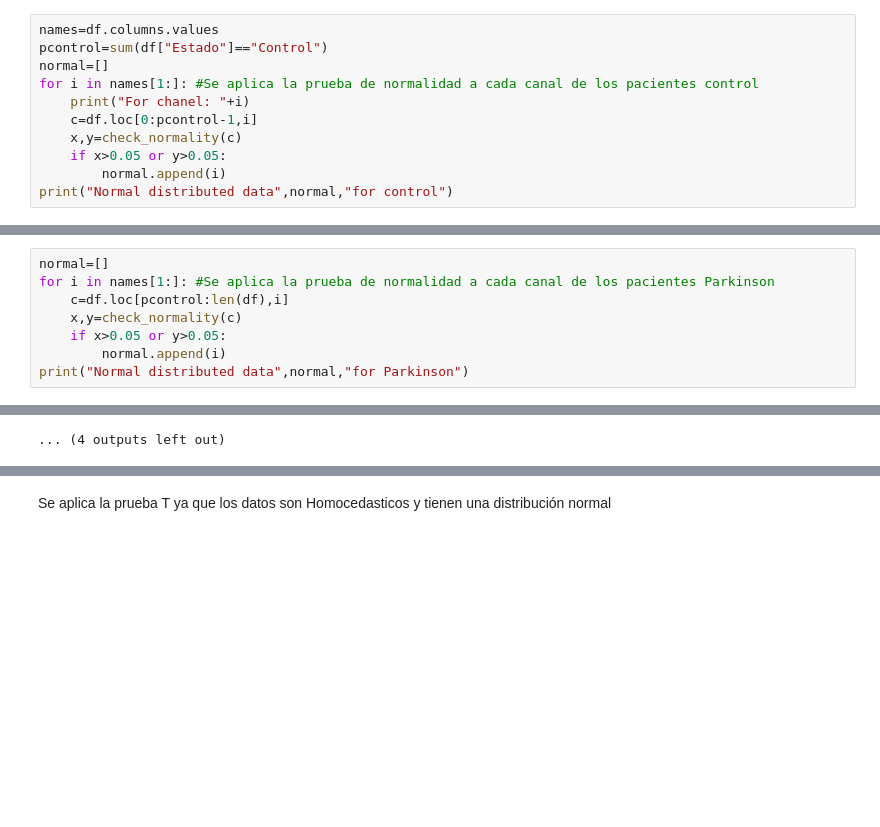
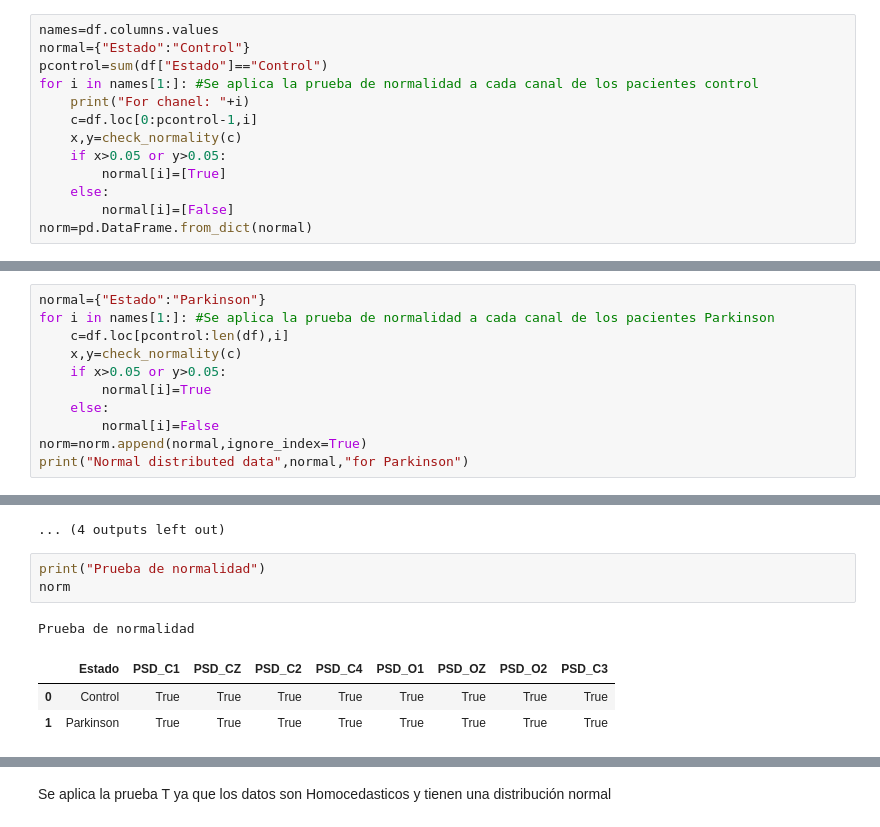
Before and after one commit to Astolfo2332/Parkinson_difference, a Jupyter notebook: Proyecto_1.ipynb, the cells around one changed output, grey strips where cells are left out. Drawn from its saved outputs; the diff is of its cells as text; blank space fills up the shorter version.

```diff
--- a/Proyecto_1.ipynb
+++ b/Proyecto_1.ipynb
@@ -689,15 +698,17 @@ Se vueve a checkear normalidad
 df=pd.concat(dataframes,ignore_index=True)
 # %%
 names=df.columns.values
+normal={"Estado":"Control"}
 pcontrol=sum(df["Estado"]=="Control")
-normal=[]
 for i in names[1:]: #Se aplica la prueba de normalidad a cada canal de los pacientes control
     print("For chanel: "+i)
     c=df.loc[0:pcontrol-1,i]
     x,y=check_normality(c)
     if x>0.05 or y>0.05:
-        normal.append(i)
-print("Normal distributed data",normal,"for control")
+        normal[i]=[True]
+    else:
+        normal[i]=[False]
+norm=pd.DataFrame.from_dict(normal)
 # %% [output]
 For chanel: PSD_C1
 [figure]
@@ -758,12 +769,15 @@ For chanel: PSD_OZ
 [figure]
 ... (5 outputs left out)
 # %%
-normal=[]
+normal={"Estado":"Parkinson"}
 for i in names[1:]: #Se aplica la prueba de normalidad a cada canal de los pacientes Parkinson
     c=df.loc[pcontrol:len(df),i]
     x,y=check_normality(c)
     if x>0.05 or y>0.05:
-        normal.append(i)
+        normal[i]=True
+    else:
+        normal[i]=False
+norm=norm.append(normal,ignore_index=True)
 print("Normal distributed data",normal,"for Parkinson")
 # %% [output]
 [figure]
@@ -827,3 +841,11 @@ dtype: object
 Data are normally distributed
 --------------------------------
 ... (4 outputs left out)
+# %%
+print("Prueba de normalidad")
+norm
+# %% [output]
+Prueba de normalidad
+|  | Estado | PSD_C1 | PSD_CZ | PSD_C2 | PSD_C4 | PSD_O1 | PSD_OZ | PSD_O2 | PSD_C3 |
+| 0 | Control | True | True | True | True | True | True | True | True |
+| 1 | Parkinson | True | True | True | True | True | True | True | True |
```
Also changed, not shown: parts of 7 cells of this notebook.
